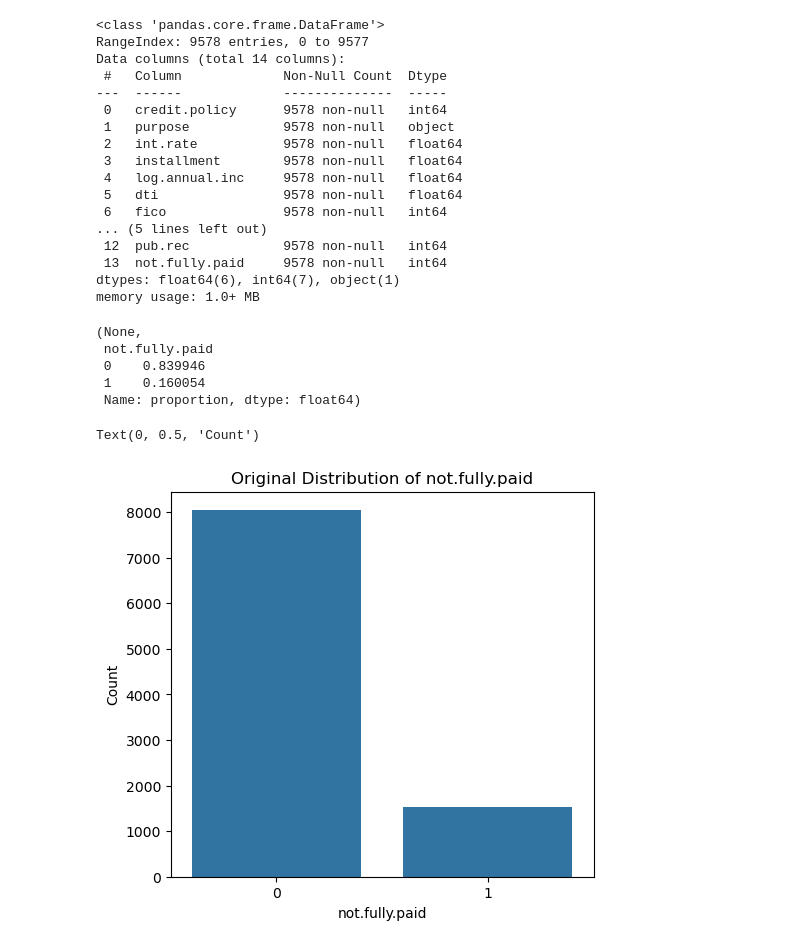
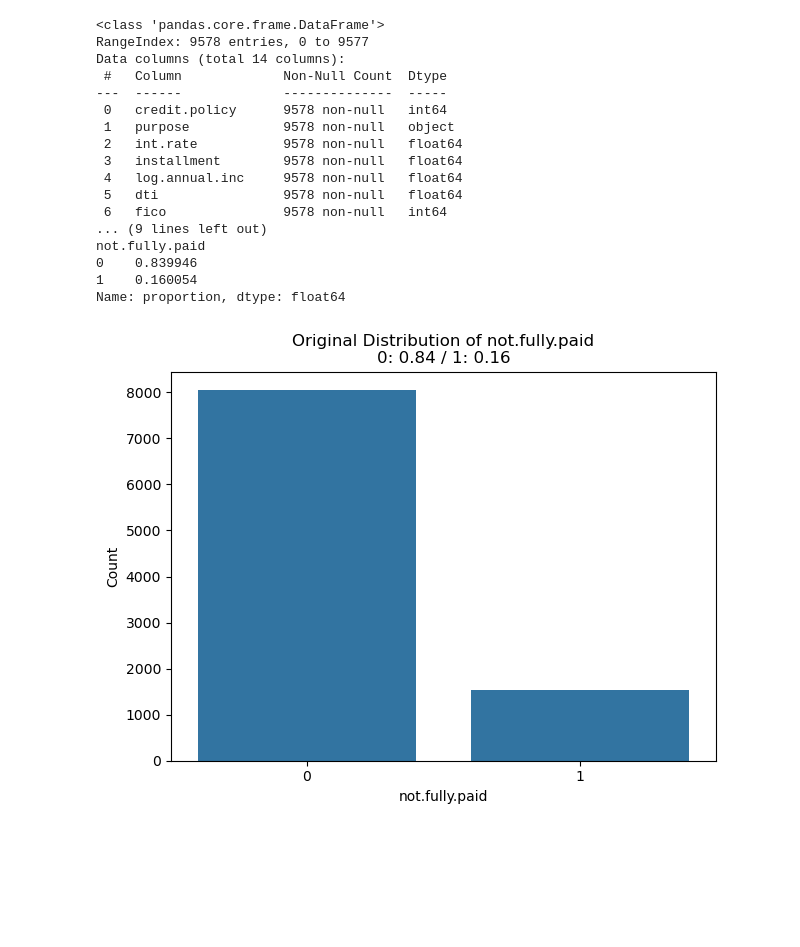
Before and after one commit to tangezerman/Loan-return-prediction, a Jupyter notebook: preprocess.ipynb, the cells around one changed output. Cells and saved outputs as stored; diff of their text form; code cells hidden in the pictures; blank space fills up the shorter version.

```diff
--- a/preprocess.ipynb
+++ b/preprocess.ipynb
@@ -12,57 +8,51 @@ file_path = "loan_data.xls"
-# %%
-# Load the dataset as a CSV file
-
-loan_data = pd.read_csv(file_path)
-
-
-
-# Display basic information about the dataset and the distribution of the target variable
-
-loan_data_info = loan_data.info()
-
-target_distribution = loan_data['not.fully.paid'].value_counts(normalize=True)
-
-
-
-loan_data_info, target_distribution
-# %% [output]
-<class 'pandas.core.frame.DataFrame'>
-RangeIndex: 9578 entries, 0 to 9577
-Data columns (total 14 columns):
- #   Column             Non-Null Count  Dtype
----  ------             --------------  -----
- 0   credit.policy      9578 non-null   int64
- 1   purpose            9578 non-null   object
- 2   int.rate           9578 non-null   float64
- 3   installment        9578 non-null   float64
- 4   log.annual.inc     9578 non-null   float64
- 5   dti                9578 non-null   float64
- 6   fico               9578 non-null   int64
-... (5 lines left out)
- 12  pub.rec            9578 non-null   int64
- 13  not.fully.paid     9578 non-null   int64
-dtypes: float64(6), int64(7), object(1)
-memory usage: 1.0+ MB
-(None,
- not.fully.paid
- 0    0.839946
- 1    0.160054
- Name: proportion, dtype: float64)
 # %%
+
+# Load the loan data
+file_path = "loan_data.xls"
+loan_data = pd.read_csv(file_path)
+
+# Get information about the loan data
+loan_data_info = loan_data.info()
+
+# Calculate and print the target distribution
+target_distribution = loan_data['not.fully.paid'].value_counts(normalize=True)
+print(target_distribution)
+
+# Split features and target variable
 X = loan_data.drop('not.fully.paid', axis=1)
 y = loan_data['not.fully.paid']
 
 # Convert categorical features to numerical using one-hot encoding
 X_encoded = pd.get_dummies(X, drop_first=True)
 
 # Plot the original distribution of the target variable
 plt.figure(figsize=(12, 5))
 
 plt.subplot(1, 2, 1)
 sns.countplot(x=y)
-plt.title('Original Distribution of not.fully.paid')
+distribution_text = " / ".join([f"{index}: {value:.2f}" for index, value in target_distribution.items()])
+plt.title(f'Original Distribution of not.fully.paid\n{distribution_text}')
 plt.xlabel('not.fully.paid')
 plt.ylabel('Count')
+
+plt.tight_layout()
+plt.show()
 # %% [output]
-Text(0, 0.5, 'Count')
+<class 'pandas.core.frame.DataFrame'>
+RangeIndex: 9578 entries, 0 to 9577
+Data columns (total 14 columns):
+ #   Column             Non-Null Count  Dtype
+---  ------             --------------  -----
+ 0   credit.policy      9578 non-null   int64
+ 1   purpose            9578 non-null   object
+ 2   int.rate           9578 non-null   float64
+ 3   installment        9578 non-null   float64
+ 4   log.annual.inc     9578 non-null   float64
+ 5   dti                9578 non-null   float64
+ 6   fico               9578 non-null   int64
+... (9 lines left out)
+not.fully.paid
+0    0.839946
+1    0.160054
+Name: proportion, dtype: float64
-[figure, old version]
+[figure, new version]
```
Also changed, not shown: parts of 10 cells of this notebook.
